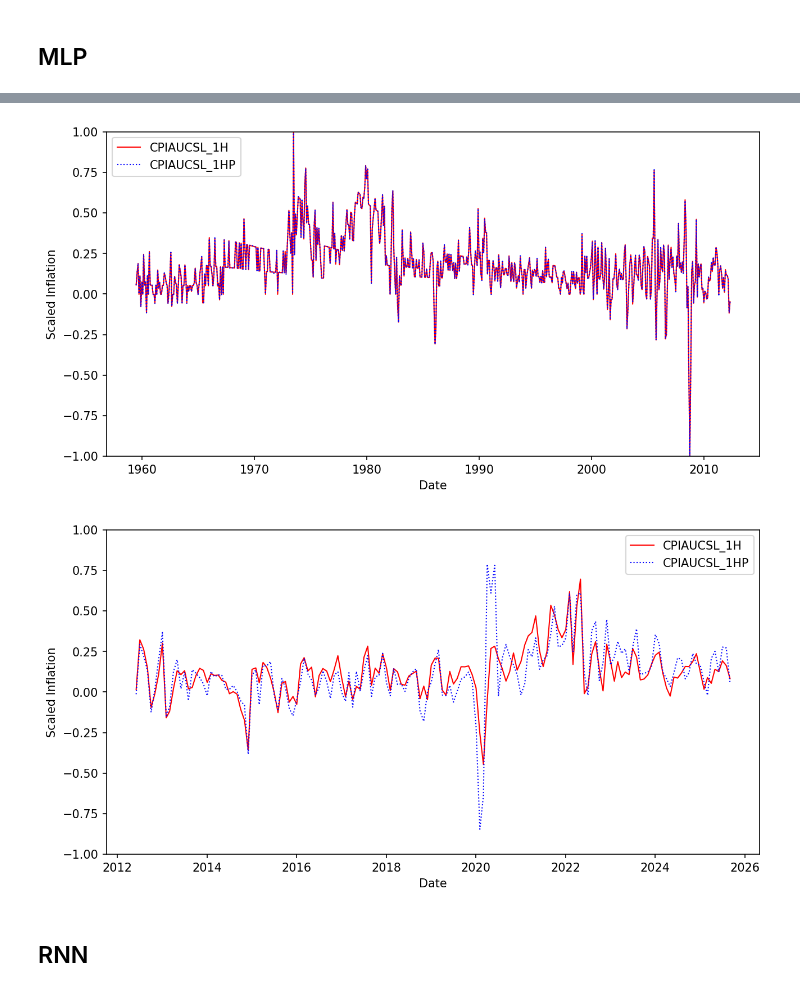
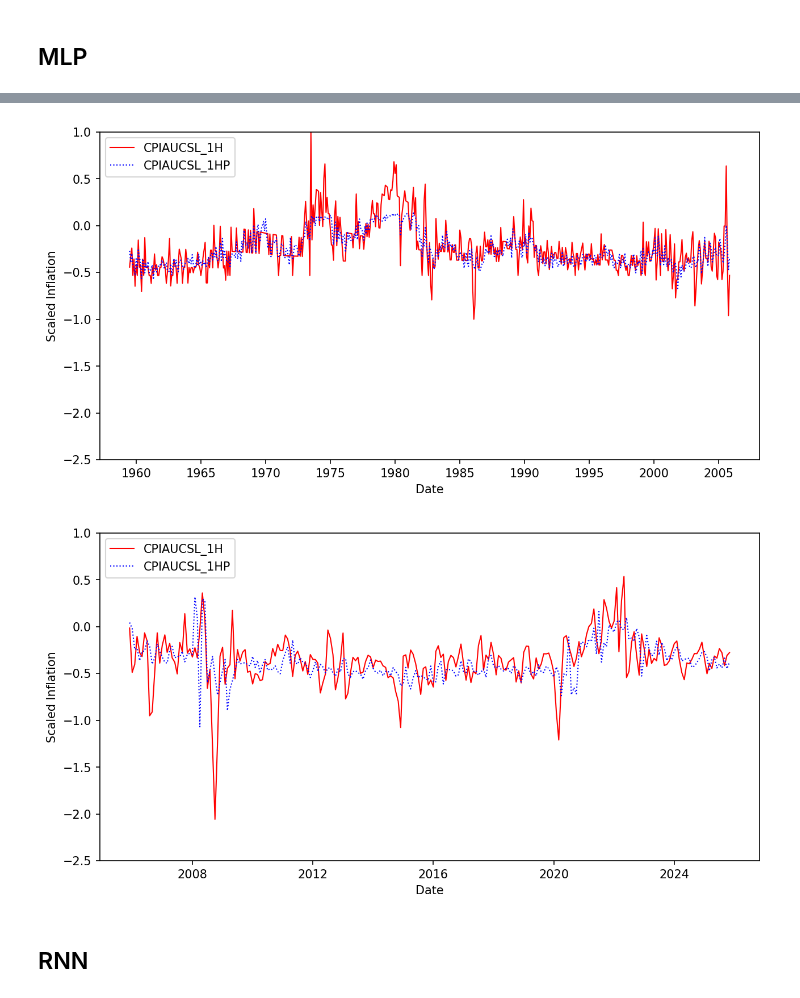
Before and after one commit to martinyuhaohuo/d200_project, a Jupyter notebook: scripts/EDA.ipynb, the cells around one changed output, grey strips where cells are left out. Saved outputs shown, nothing was run; the diff lists cells and outputs as text; code cells hidden in the pictures.

```diff
--- a/scripts/EDA.ipynb
+++ b/scripts/EDA.ipynb
@@ -77,10 +80,14 @@ visualize_series(FRED_transformed, ["CPIAUCSL", "PCEPI"], "Monthly Inflation", -
 # %%
 # split train and test set
-FRED_transformed = FRED_transformed.drop(columns = ["sasdate"])
-train_set, test_set = sample_split(FRED_transformed, 0.8)
+train_set, test_set = sample_split(FRED_transformed, 0.7)
 # create feature engineering pipeline
-feature_engineering = create_fe_pipeline()
+x_feature_engineering = x_fe_pipeline(explained_var = 0.80)
+y_feature_engineering = y_fe_pipeline()
 # fit the feature engineering pipeline
-feature_engineering.fit(train_set)
+x_feature_engineering.fit(train_set)
+y_feature_engineering.fit(train_set)
 # uses the fitted pipeline to transform the whole dataset
-FRED_transformed = feature_engineering.transform(FRED_transformed)
+x_train = x_feature_engineering.transform(train_set)
+x_test = x_feature_engineering.transform(test_set)
+y_train = y_feature_engineering.transform(train_set)[["CPIAUCSL"]]
+y_test = y_feature_engineering.transform(test_set)[["CPIAUCSL"]]
@@ -94,27 +94,12 @@ FRED_PCA["CPIAUCSL"] = FRED_transformed["CPIAUCSL"]
 # %% [markdown]
 ## MLP
-# %%
-# create aheads and lags for MLP
-max_lag = 6
-max_ahead = 1
-FRED_tt, targets = create_ahead_lag(FRED_PCA, "CPIAUCSL", max_ahead, max_lag)
-# re-split the transformed dataset
-train_set, test_set = sample_split(FRED_tt, 0.8)
-# drop first max_lag rows and last max_ahead rows
-train_set = train_set.iloc[max_lag:]
-test_set = test_set.iloc[:-max_ahead]
-drop_list = ["CPIAUCSL"]
-for i in range(1, max_lag + 1):
-    drop_list.append(f"CPIAUCSL_{i}L")
-# extract X and Y from train set and test set
-y_train = train_set[targets]
-x_train = train_set.drop(columns = targets + drop_list)
-y_test = test_set[targets]
-x_test = test_set.drop(columns = targets + drop_list)
+# %%
+# create aheads and lags for MLP
+MLP_y_train, MLP_x_train, MLP_y_test, MLP_x_test = create_ahead_lag(y_train, x_train, y_test, x_test, 1, 4, include_target = True)
 # %%
 # train a MLP
-train_loader, test_loader = create_data_loaders(x_train, y_train, x_test, y_test, 128)
-MLP = create_MLP(x_train, y_train)
-train_loss_list, test_loss_list = MLP_training(MLP, train_loader, test_loader, 500, 0.0001)
+train_loader, test_loader = create_data_loaders(MLP_x_train, MLP_y_train, MLP_x_test, MLP_y_test, 128)
+MLP = create_MLP(MLP_x_train, MLP_y_train)
+train_loss_list, test_loss_list = MLP_training(MLP, train_loader, test_loader, 100, 0.0001)
 visualize_loss(train_loss_list, test_loss_list)
 # %% [output]
@@ -139,15 +124,15 @@ Epoch [500/500], Train MSE: 0.0000, Test MSE: 0.0162
 # %%
 # plot prediction for training set
-prediction = make_predict(MLP, x_train)
-visualize_predict(prediction, y_train, 1, FRED_MD)
+prediction = make_predict(MLP, MLP_x_train)
+visualize_predict(prediction, MLP_y_train, 1, FRED_MD)
 # %% [output]
-[figure, old version]
+[figure, new version]
 # %%
 # plot prediction for testing set
-prediction = make_predict(MLP, x_test)
-visualize_predict(prediction, y_test, 1, FRED_MD)
+prediction = make_predict(MLP, MLP_x_test)
+visualize_predict(prediction, MLP_y_test, 1, FRED_MD)
 # %% [output]
-[figure, old version]
+[figure, new version]
 # %% [markdown]
 ## RNN
 # %%
```
Also changed, not shown: parts of 12 cells of this notebook, 4 other files.
